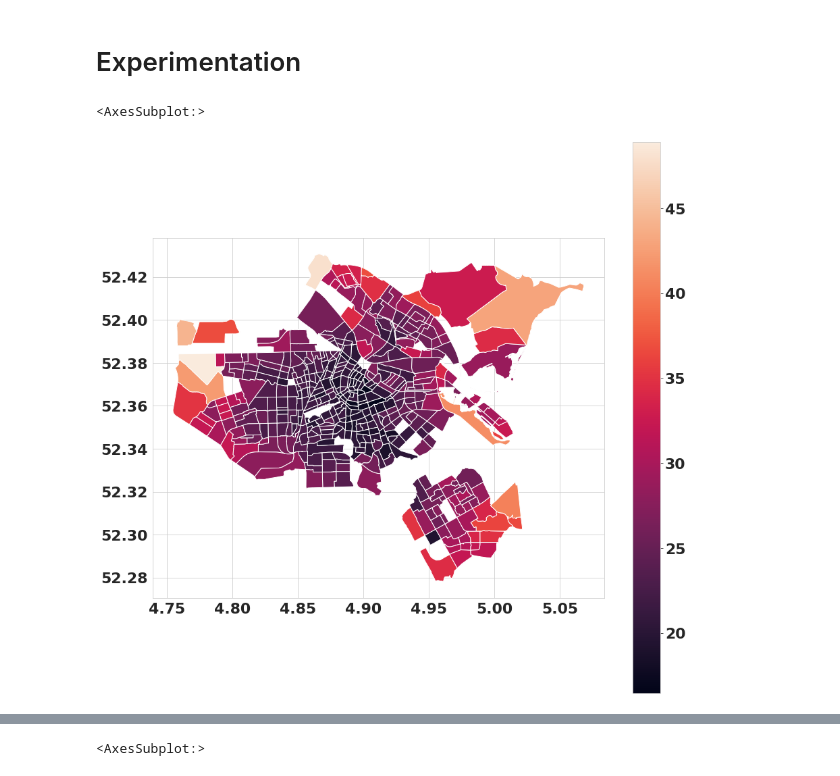
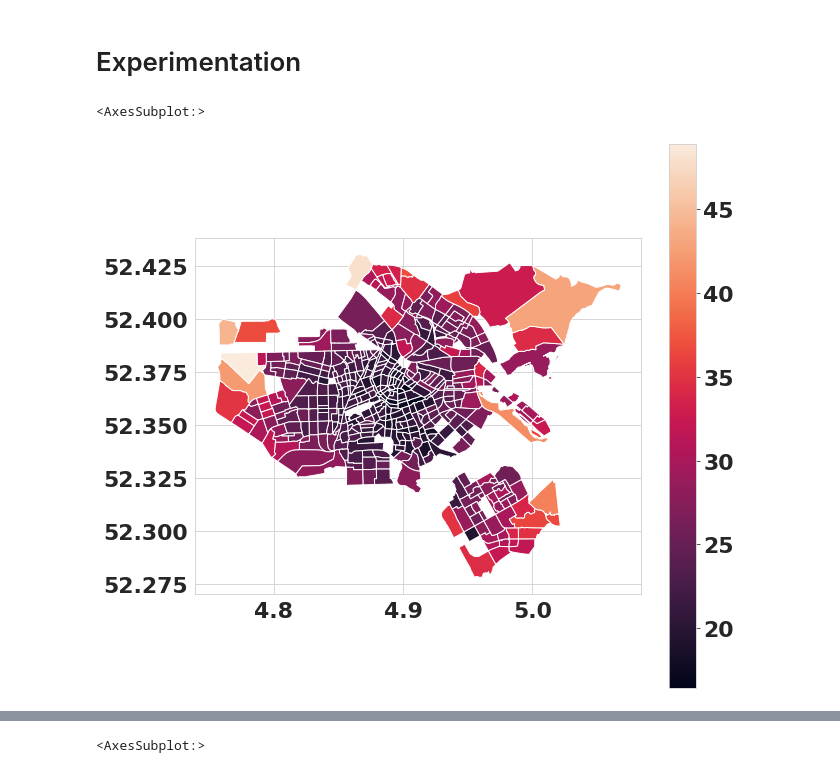
Before and after one commit to EquiCity/thesis, a Jupyter notebook: eda/notebooks/ams_transit_network_accessibility_analysis.ipynb, the cells around one changed output, grey strips where cells are left out. Drawn from its saved outputs; the diff is of its cells as text; code cells hidden in the pictures.

```diff
--- a/eda/notebooks/ams_transit_network_accessibility_analysis.ipynb
+++ b/eda/notebooks/ams_transit_network_accessibility_analysis.ipynb
@@ -336,10 +336,10 @@ buurt_avg_tt = df.replace(0,np.NaN).mean(axis=1)
 buurt_avg_tt = gpd.pd.merge(buurt_avg_tt.to_frame(), data_dict[2019]["percent_western"], on="BU_CODE")
 buurt_avg_tt = gpd.GeoDataFrame(buurt_avg_tt)
 # %%
-buurt_avg_tt.plot(0, legend=True,figsize=(15,15))
+buurt_avg_tt.plot(0, legend=True,figsize=(10,10))
 # %% [output]
 <AxesSubplot:>
-[figure, old version]
+[figure, new version]
 # %%
 buurt_avg_tt
 # %% [output]
```
Also changed, not shown: parts of 4 cells of this notebook, 18 other files.
